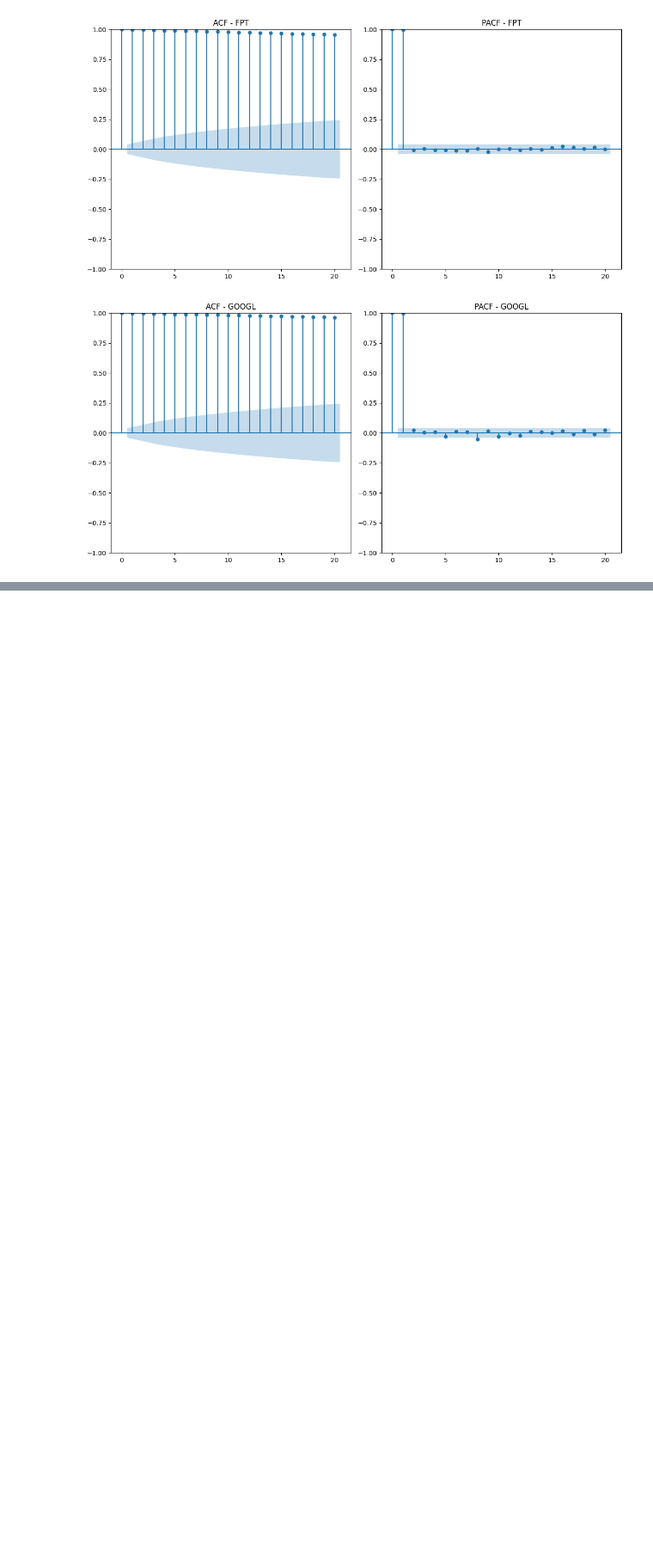
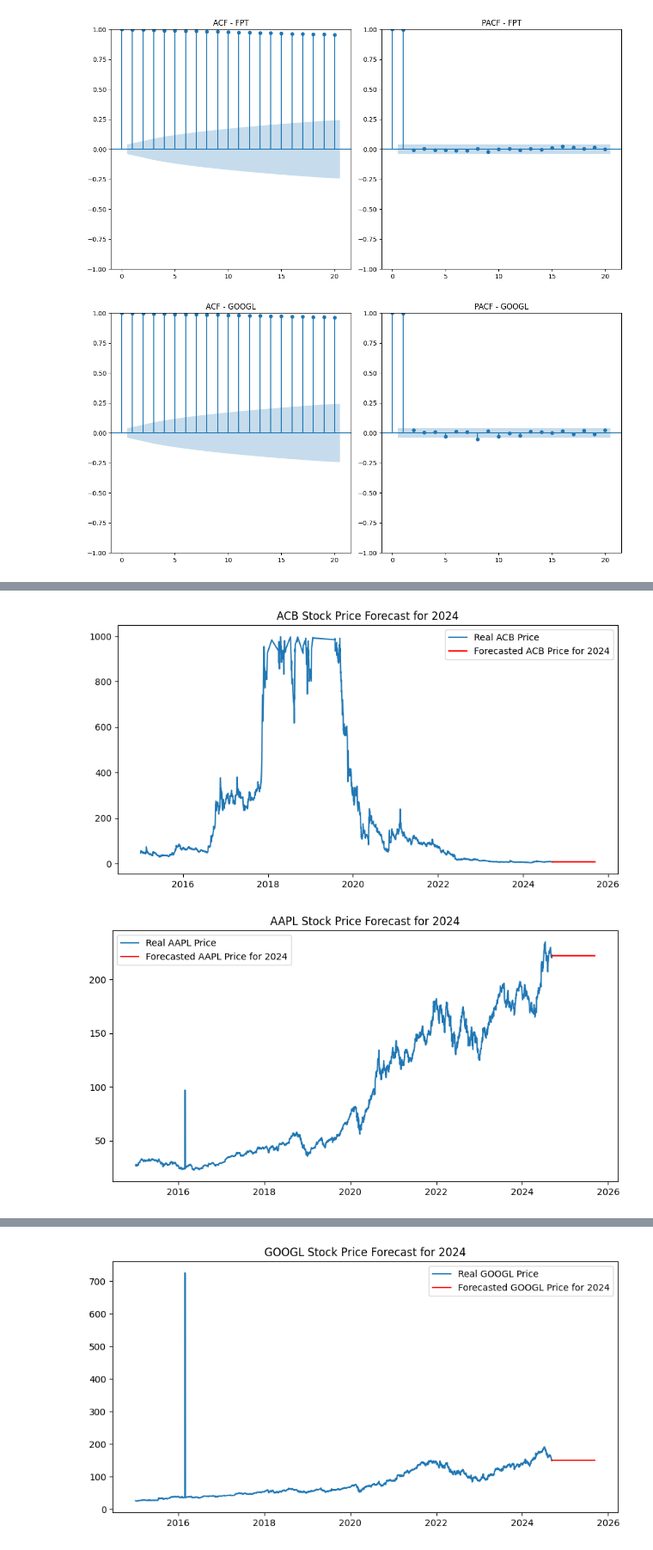
Before and after one commit to anyud/final, a Jupyter notebook: Data_stock/new_data_mining.ipynb, the cells around one changed output, grey strips where cells are left out. Shown at 86% size. Cells and saved outputs as stored; diff of their text form; code cells hidden in the pictures; blank space fills up the shorter version.

```diff
--- a/Data_stock/new_data_mining.ipynb
+++ b/Data_stock/new_data_mining.ipynb
@@ -343,0 +442,79 @@ plot_acf_pacf(googl_close, 'GOOGL')
+# %%
+def preprocess_data(df):
+    df['Date'] = pd.to_datetime(df['Date'])  # Chuyển cột Date thành datetime
+    df.set_index('Date', inplace=True)       # Đặt Date làm chỉ số
+    df['Price'] = pd.to_numeric(df['Price'], errors='coerce')  # Chuyển cột Price thành số
+    df.dropna(subset=['Price'], inplace=True)  # Loại bỏ các hàng không có giá trị trong Price
+    return df
+
+# Áp dụng tiền xử lý cho từng cổ phiếu
+acb_data = preprocess_data(acb_data)
+aapl_data = preprocess_data(aapl_data)
+bid_data = preprocess_data(bid_data)
+fpt_data = preprocess_data(fpt_data)
+googl_data = preprocess_data(googl_data)
+# %%
+# Hàm để tiền xử lý dữ liệu
+def preprocess_data(df):
+    df['Date'] = pd.to_datetime(df['Date'])  # Chuyển cột Date thành datetime
+    df.set_index('Date', inplace=True)       # Đặt Date làm chỉ số
+    df = df.sort_index()  # Sắp xếp theo cột Date để tránh lỗi
+    df['Price'] = pd.to_numeric(df['Price'], errors='coerce')  # Chuyển cột Price thành số
+    df.dropna(subset=['Price'], inplace=True)  # Loại bỏ các hàng không có giá trị trong Price
+    return df
+
+# Áp dụng tiền xử lý cho từng cổ phiếu
+acb_data = preprocess_data(acb_data)
+aapl_data = preprocess_data(aapl_data)
+bid_data = preprocess_data(bid_data)
+fpt_data = preprocess_data(fpt_data)
+googl_data = preprocess_data(googl_data)
+
+# Định nghĩa các tham số ARIMA cho mỗi cổ phiếu
+arima_params = {
+    'FPT': (1, 1, 0),
+    'GOOGL': (1, 1, 0),
+    'AAPL': (1, 1, 0),
+    'ACB': (1, 1, 1),
+    'BID': (1, 1, 0)
+}
+
+# Hàm để dự đoán giá cho năm 2024
+def forecast_for_stock_2024(data, stock_name, order):
+    # Sử dụng dữ liệu trước thời điểm dự đoán
+    data_until_2024 = data.loc[:'2024-09-11']  # Chỉ lấy dữ liệu đến tháng 9/2024
+
+    # Kiểm tra nếu dữ liệu rỗng sau khi lọc
+    if data_until_2024.empty:
+        print(f"Data for {stock_name} is empty after filtering for date range. Skipping forecast.")
+        return
+
+    # Xây dựng mô hình ARIMA với dữ liệu hiện tại
+    model = ARIMA(data_until_2024['Price'], order=order)
+    model_fit = model.fit()
+
+    # Dự báo cho 365 ngày tới (cả năm 2024)
+    forecast = model_fit.forecast(steps=365)
+
+    # Kiểm tra nếu không có giá trị dự báo
+    if forecast.empty:
+        print(f"No forecast generated for {stock_name}.")
+        return
+
+    # Hiển thị biểu đồ dự đoán và dữ liệu thực tế
+    plt.figure(figsize=(10, 5))
+    plt.plot(data_until_2024.index, data_until_2024['Price'], label=f'Real {stock_name} Price')  # Giá thực tế
+    plt.plot(pd.date_range(data_until_2024.index[-1], periods=365, freq='D'), forecast, label=f'Forecasted {stock_name} Price for 2024', color='red')
+    plt.title(f'{stock_name} Stock Price Forecast for 2024')
+    plt.legend()
+    plt.show()
+
+# Dự báo cho từng cổ phiếu với tham số ARIMA tương ứng
+forecast_for_stock_2024(acb_data, 'ACB', arima_params['ACB'])
+forecast_for_stock_2024(aapl_data, 'AAPL', arima_params['AAPL'])
+forecast_for_stock_2024(bid_data, 'BID', arima_params['BID'])
+forecast_for_stock_2024(fpt_data, 'FPT', arima_params['FPT'])
+forecast_for_stock_2024(googl_data, 'GOOGL', arima_params['GOOGL'])
+# %% [output]
+[figure, added]
+[figure, added]
@@ -343,0 +523 @@ plot_acf_pacf(googl_close, 'GOOGL')
+[figure, added]
```
Also changed, not shown: parts of 4 cells of this notebook, 8 other files.
